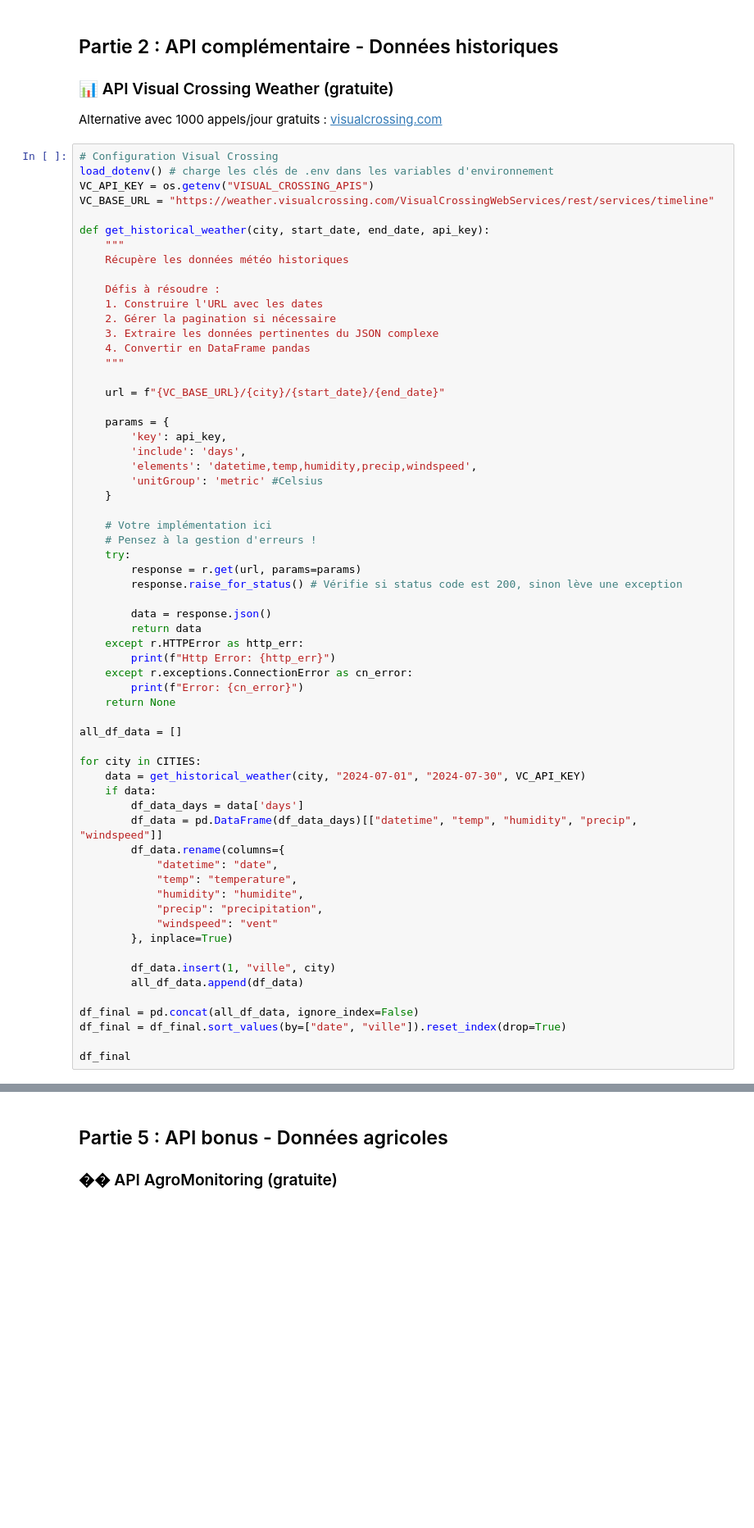
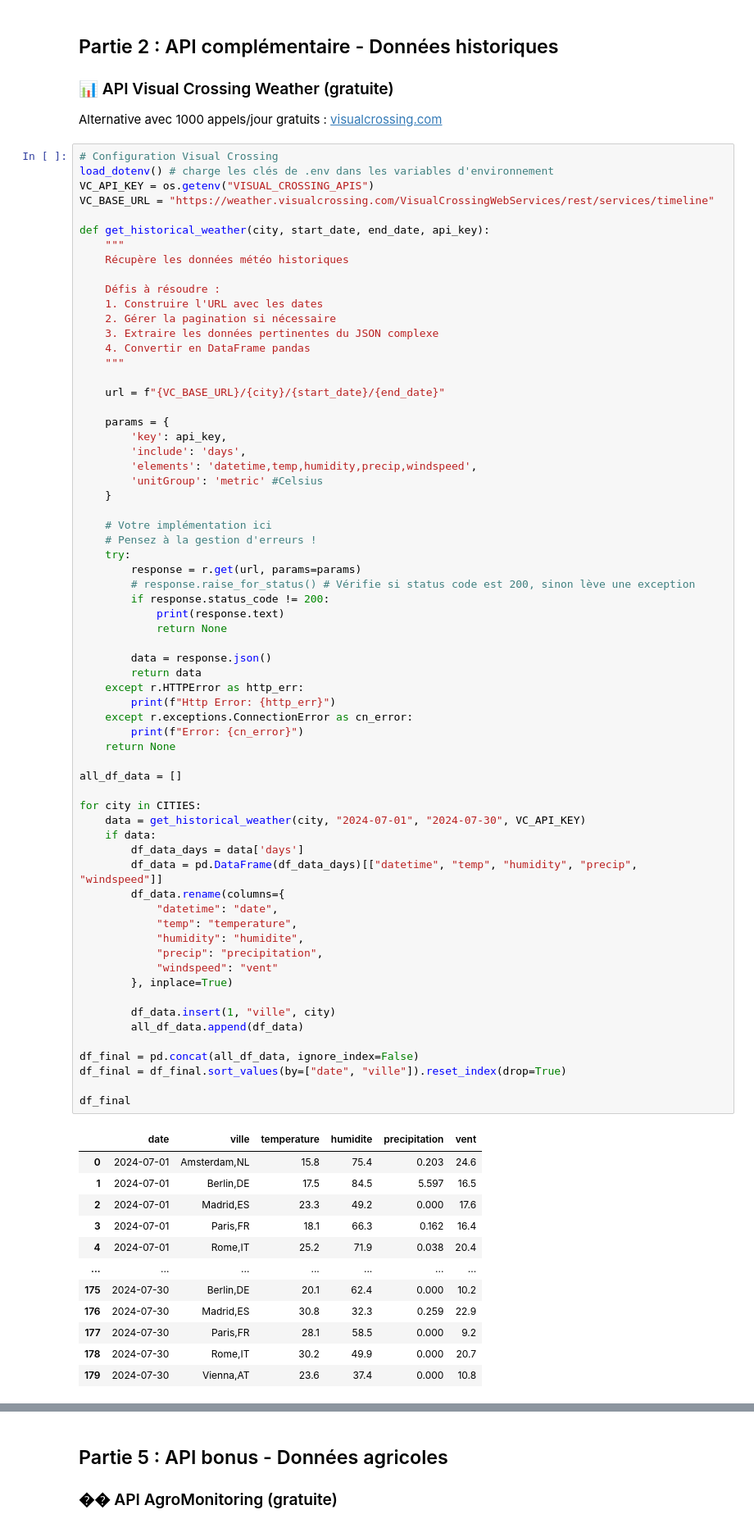
Before and after one commit to kirillsst/multi-tech-data-analysis, a Jupyter notebook: notebooks/Notebook_1_Fondamentaux_Python_pour_l_ia.ipynb, the cells around one changed output, grey strips where cells are left out. Shown: that part at 82% size. Cells and saved outputs as stored; diff of their text form; blank space fills up the shorter version.

```diff
--- a/notebooks/Notebook_1_Fondamentaux_Python_pour_l_ia.ipynb
+++ b/notebooks/Notebook_1_Fondamentaux_Python_pour_l_ia.ipynb
@@ -184,36 +184,51 @@ def get_historical_weather(city, start_date, end_date, api_key):
     # Pensez à la gestion d'erreurs !
     try:
         response = r.get(url, params=params)
-        response.raise_for_status() # Vérifie si status code est 200, sinon lève une exception
+        # response.raise_for_status() # Vérifie si status code est 200, sinon lève une exception
+        if response.status_code != 200:
+            print(response.text)
+            return None
 
         data = response.json()
         return data
     except r.HTTPError as http_err:
         print(f"Http Error: {http_err}")
     except r.exceptions.ConnectionError as cn_error:
         print(f"Error: {cn_error}")
     return None
 
 all_df_data = []
 
 for city in CITIES:
     data = get_historical_weather(city, "2024-07-01", "2024-07-30", VC_API_KEY)
     if data:
         df_data_days = data['days']
         df_data = pd.DataFrame(df_data_days)[["datetime", "temp", "humidity", "precip", "windspeed"]]
         df_data.rename(columns={
             "datetime": "date",
             "temp": "temperature",
             "humidity": "humidite",
             "precip": "precipitation",
             "windspeed": "vent"
         }, inplace=True)
 
         df_data.insert(1, "ville", city)
         all_df_data.append(df_data)
 
 df_final = pd.concat(all_df_data, ignore_index=False)
 df_final = df_final.sort_values(by=["date", "ville"]).reset_index(drop=True)
 
 df_final
 # %% [output]
+|  | date | ville | temperature | humidite | precipitation | vent |
+| 0 | 2024-07-01 | Amsterdam,NL | 15.8 | 75.4 | 0.203 | 24.6 |
+| 1 | 2024-07-01 | Berlin,DE | 17.5 | 84.5 | 5.597 | 16.5 |
+| 2 | 2024-07-01 | Madrid,ES | 23.3 | 49.2 | 0.000 | 17.6 |
+| 3 | 2024-07-01 | Paris,FR | 18.1 | 66.3 | 0.162 | 16.4 |
+| 4 | 2024-07-01 | Rome,IT | 25.2 | 71.9 | 0.038 | 20.4 |
+| ... | ... | ... | ... | ... | ... | ... |
+| 175 | 2024-07-30 | Berlin,DE | 20.1 | 62.4 | 0.000 | 10.2 |
+| 176 | 2024-07-30 | Madrid,ES | 30.8 | 32.3 | 0.259 | 22.9 |
+| 177 | 2024-07-30 | Paris,FR | 28.1 | 58.5 | 0.000 | 9.2 |
+| 178 | 2024-07-30 | Rome,IT | 30.2 | 49.9 | 0.000 | 20.7 |
+| 179 | 2024-07-30 | Vienna,AT | 23.6 | 37.4 | 0.000 | 10.8 |
```
Also changed, not shown: parts of 7 cells of this notebook.
